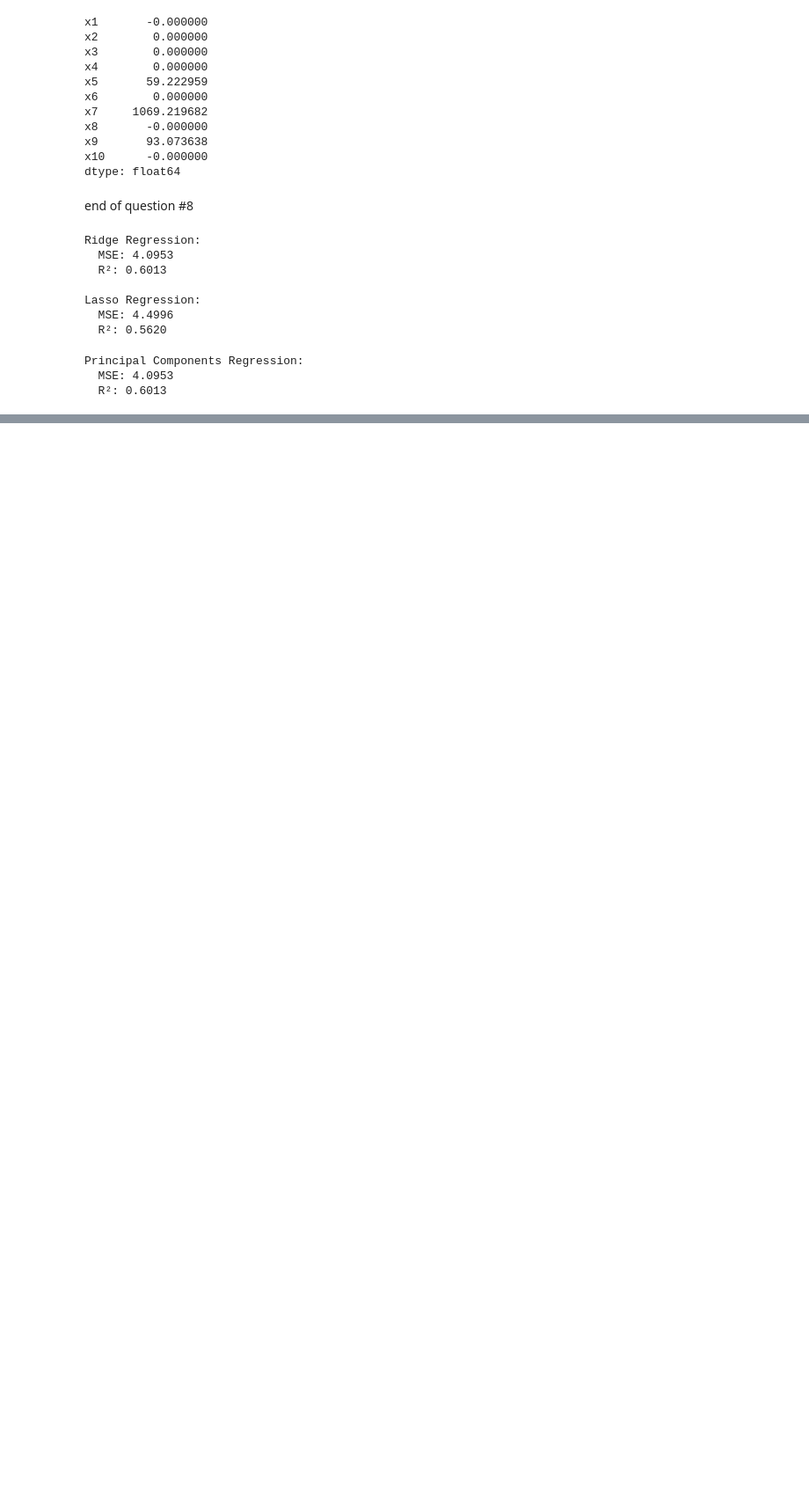
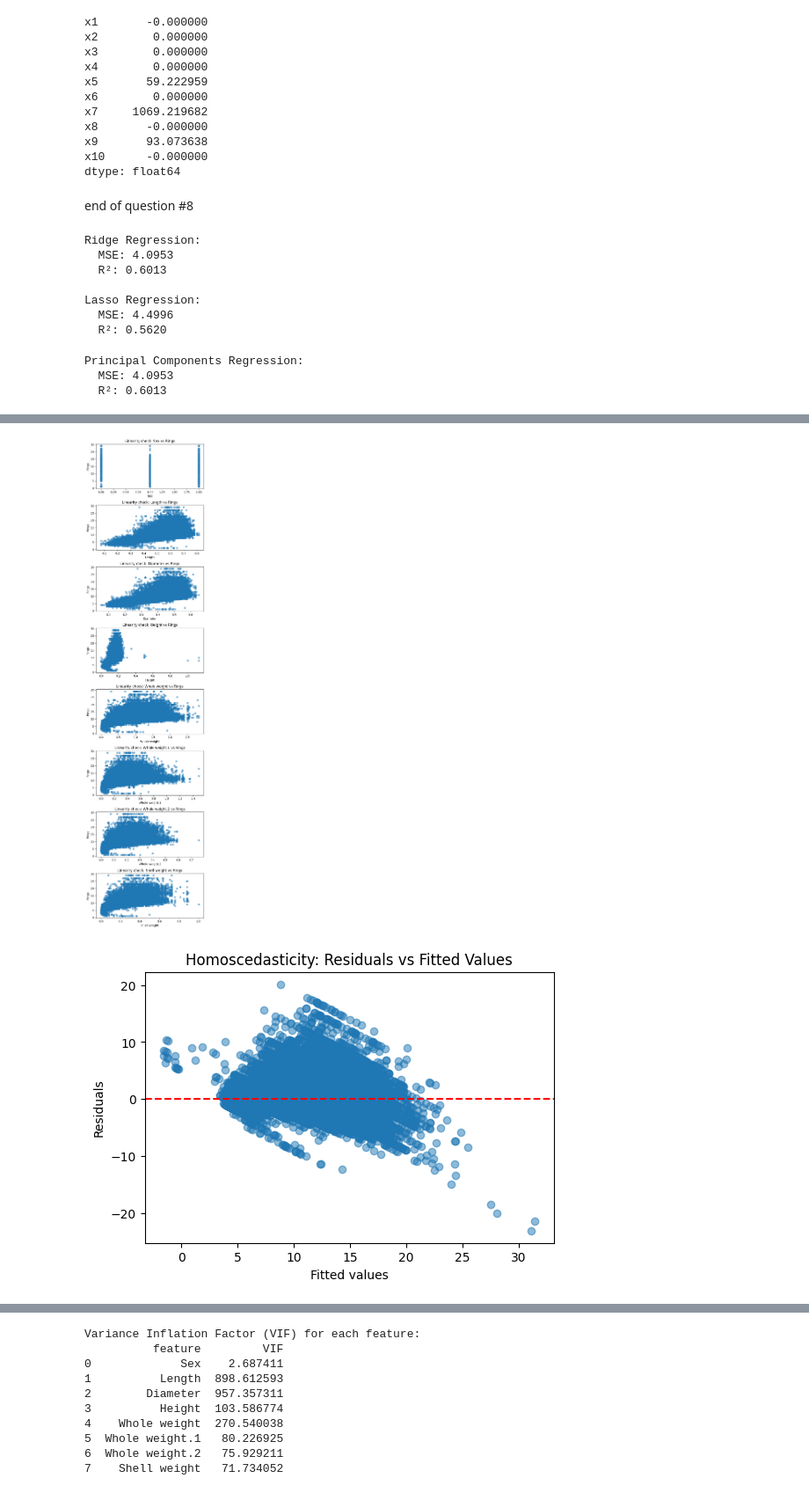
Before and after one commit to anujbansal-ncu/NCU, a Jupyter notebook: DDS-8555/week3/assignment3.ipynb, the cells around one changed output, grey strips where cells are left out. Shown at 88% size. Drawn from its saved outputs; the diff is of its cells as text; code cells hidden in the pictures; blank space fills up the shorter version.

```diff
--- a/DDS-8555/week3/assignment3.ipynb
+++ b/DDS-8555/week3/assignment3.ipynb
@@ -713,0 +757,50 @@ Successfully installed plotly-6.2.0
+# %%
+# --- Feature Diagnostics: Linearity, Homoscedasticity, Multicollinearity ---
+
+import matplotlib.pyplot as plt
+import seaborn as sns
+from statsmodels.stats.outliers_influence import variance_inflation_factor
+import statsmodels.api as sm
+
+# 1. Linearity: Plot feature vs target for numeric features
+numeric_features = X.select_dtypes(include=[np.number]).columns
+fig, axes = plt.subplots(len(numeric_features), 1, figsize=(6, 3*len(numeric_features)))
+if len(numeric_features) == 1:
+    axes = [axes]
+for i, col in enumerate(numeric_features):
+    axes[i].scatter(X[col], y, alpha=0.5)
+    axes[i].set_xlabel(col)
+    axes[i].set_ylabel('Rings')
+    axes[i].set_title(f'Linearity check: {col} vs Rings')
+plt.tight_layout()
+plt.show()
+
+# 2. Homoscedasticity: Plot residuals vs fitted values
+X_const = sm.add_constant(X)
+model = sm.OLS(y, X_const).fit()
+fitted_vals = model.fittedvalues
+residuals = model.resid
+plt.figure(figsize=(6,4))
+plt.scatter(fitted_vals, residuals, alpha=0.5)
+plt.axhline(0, color='red', linestyle='--')
+plt.xlabel('Fitted values')
+plt.ylabel('Residuals')
+plt.title('Homoscedasticity: Residuals vs Fitted Values')
+plt.show()
+
+# 3. Multicollinearity: Correlation matrix and VIF
+corr_matrix = X.corr()
+plt.figure(figsize=(8,6))
+sns.heatmap(corr_matrix, annot=True, cmap='RdBu', center=0)
+plt.title('Feature Correlation Matrix')
+plt.show()
+
+# Calculate VIF for each feature
+vif_data = pd.DataFrame()
+vif_data['feature'] = X.columns
+vif_data['VIF'] = [variance_inflation_factor(X.values, i) for i in range(X.shape[1])]
+print('Variance Inflation Factor (VIF) for each feature:')
+print(vif_data)
+# %% [output]
+[figure, added]
+[figure, added]
@@ -713,0 +808,10 @@ Successfully installed plotly-6.2.0
+Variance Inflation Factor (VIF) for each feature:
+          feature         VIF
+0             Sex    2.687411
+1          Length  898.612593
+2        Diameter  957.357311
+3          Height  103.586774
+4    Whole weight  270.540038
+5  Whole weight.1   80.226925
+6  Whole weight.2   75.929211
+7    Shell weight   71.734052
```
Also changed, not shown: parts of 8 cells of this notebook, 4 other files.
